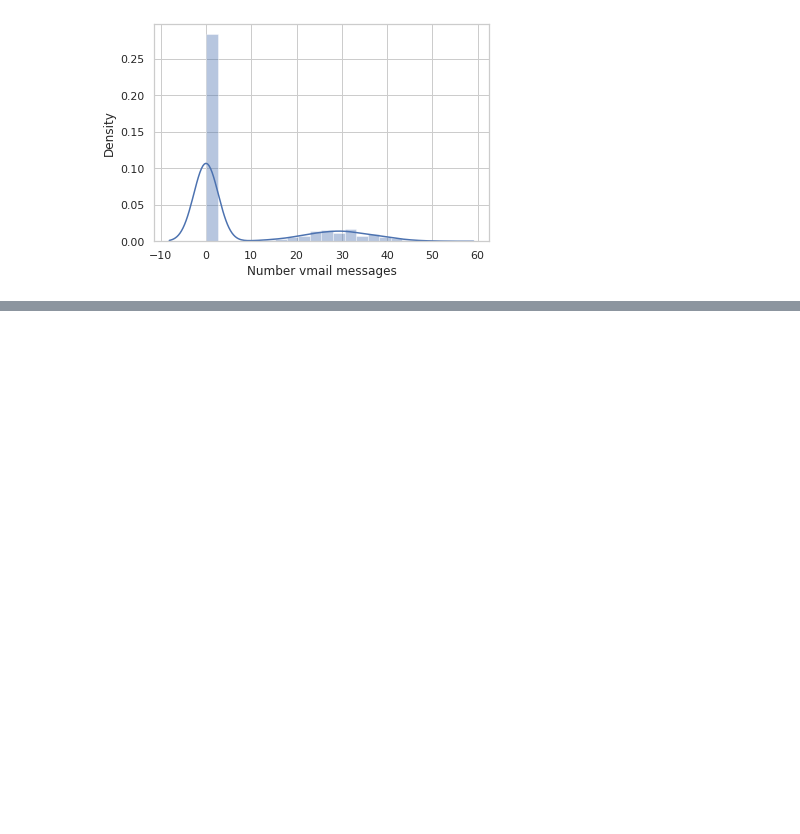
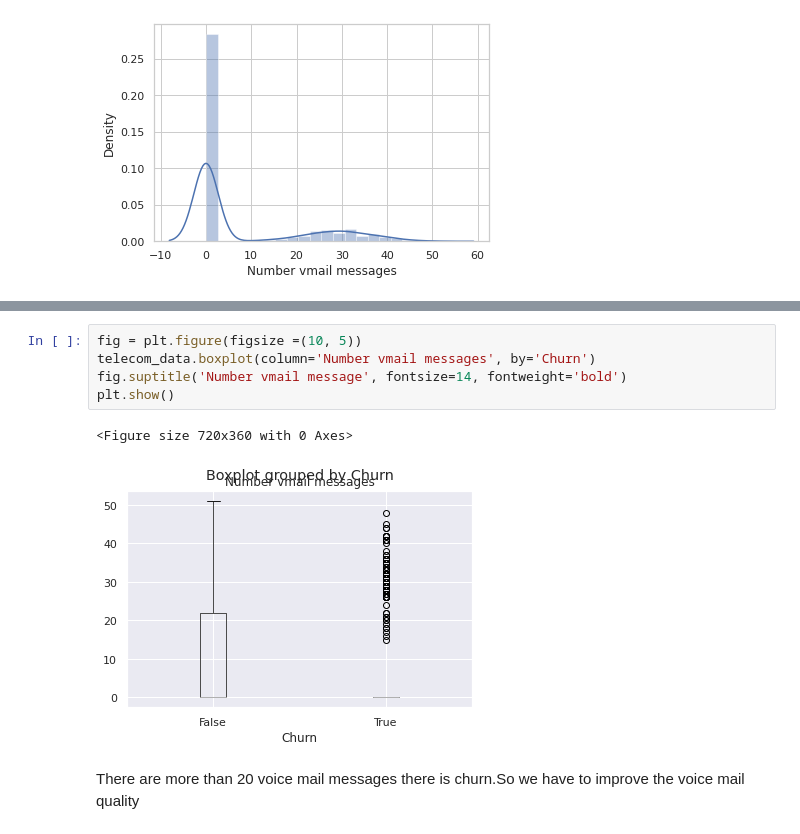
Before and after one commit to m123m12/Telecom-Churn-Analysis, a Jupyter notebook: Copy_of_Telecom_Churn_Analysis_Capstone_Project.ipynb, the cells around one changed output, grey strips where cells are left out. Cells and saved outputs as stored; diff of their text form; blank space fills up the shorter version.

```diff
--- a/Copy_of_Telecom_Churn_Analysis_Capstone_Project.ipynb
+++ b/Copy_of_Telecom_Churn_Analysis_Capstone_Project.ipynb
@@ -372,0 +381,10 @@ sns.distplot(telecom_data['Number vmail messages'])
+# %%
+fig = plt.figure(figsize =(10, 5))
+telecom_data.boxplot(column='Number vmail messages', by='Churn')
+fig.suptitle('Number vmail message', fontsize=14, fontweight='bold')
+plt.show()
+# %% [output]
+<Figure size 720x360 with 0 Axes>
+[figure, added]
+# %% [markdown]
+There are more than 20 voice mail messages there is churn.So we have to improve the voice mail quality
```
Also changed, not shown: parts of 1 cell of this notebook.
